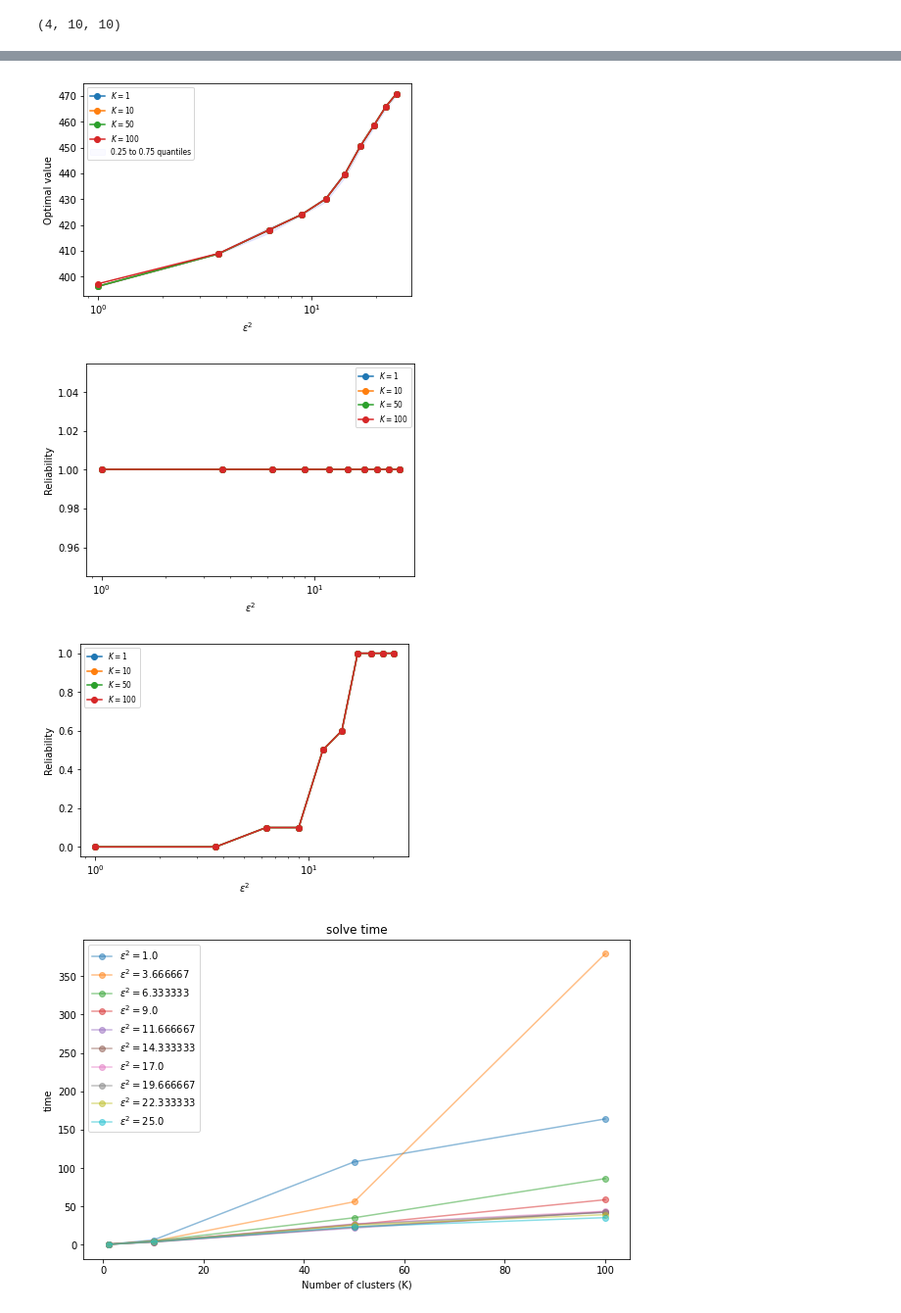
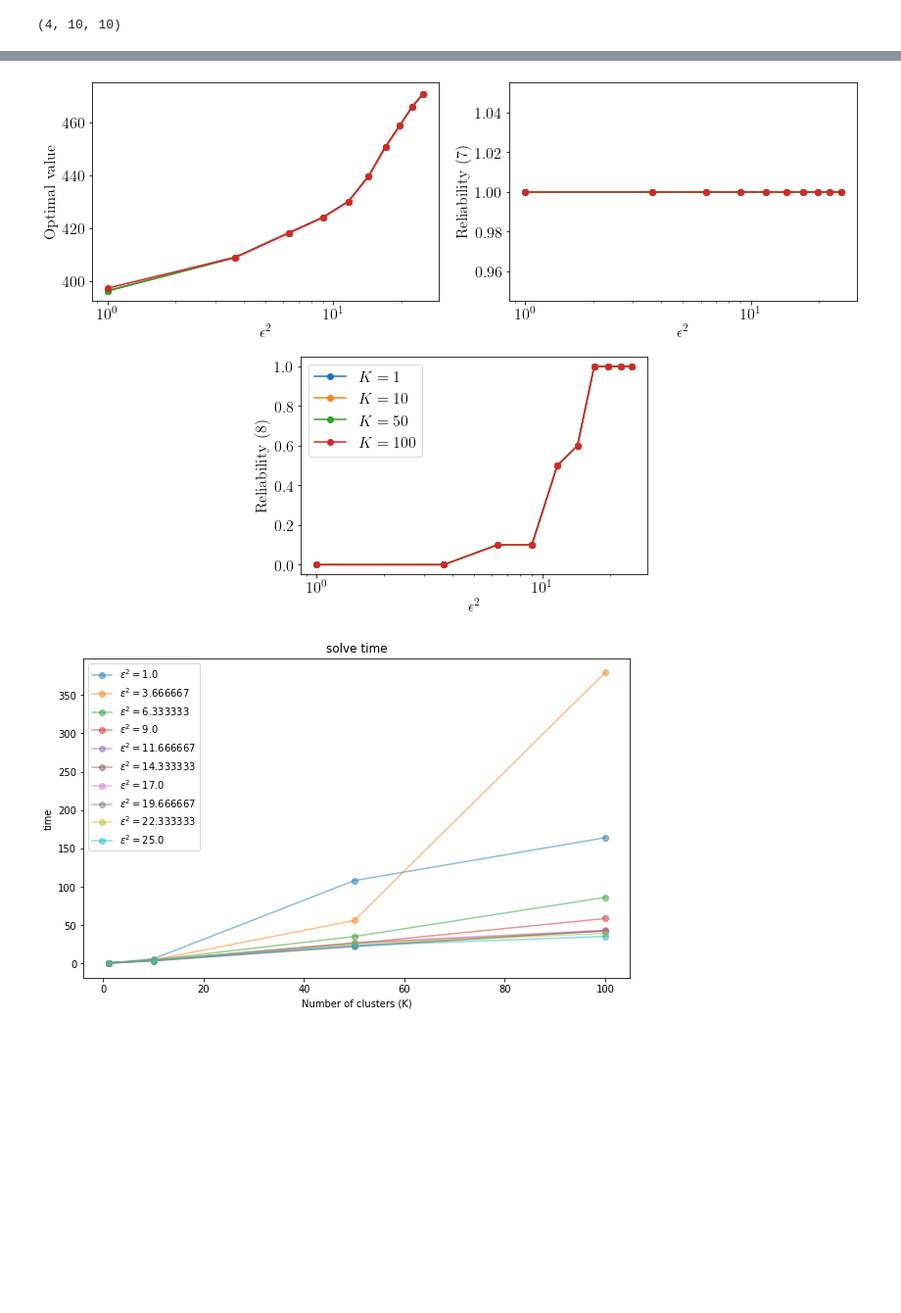
Before and after one commit to stellatogrp/mro_experiments, a Jupyter notebook: facility/m50n10_K100_r10/facility.ipynb, the cells around one changed output, grey strips where cells are left out. Shown at 98% size. Drawn from its saved outputs; the diff is of its cells as text; code cells hidden in the pictures; blank space fills up the shorter version.

```diff
--- a/facility/m50n10_K100_r10/facility.ipynb
+++ b/facility/m50n10_K100_r10/facility.ipynb
@@ -86,45 +86,56 @@ plt.show()
 # %%
-plt.figure(figsize=(6, 4))
+plt.rcParams.update({
+    "text.usetex": True,
+    "font.size": 16,
+    'xtick.labelsize': 16,
+    'ytick.labelsize': 16,
+    "font.family" : "serif"
+
+})
+import matplotlib.gridspec as gridspec
+
+#fig, (ax1, ax2,ax3) = plt.subplots(1, 2, figsize=(12, 8))
+plt.figure(figsize=(12, 8))
+gs = gridspec.GridSpec(4, 4)
+
+ax1 = plt.subplot(gs[:2, :2])
+ax2 = plt.subplot(gs[:2, 2:])
+ax3 = plt.subplot(gs[2:4, 1:3])
+
 labelprint = 1
 for K_count, K in enumerate(K_nums):
     if labelprint== 1:
-        plt.fill_between(eps_nums[:], np.quantile(Opt_vals[:,:,:],0.25,axis = 2)[K_count,:], np.quantile(Opt_vals[:,:,:],0.75,axis = 2)[K_count,:], color = "blue", alpha = 0.02, label = "0.25 to 0.75 quantiles")
+        ax1.fill_between(eps_nums[:], np.quantile(Opt_vals[:,:,:],0.25,axis = 2)[K_count,:], np.quantile(Opt_vals[:,:,:],0.75,axis = 2)[K_count,:], color = "blue", alpha = 0.02, label = "0.25 to 0.75 quantiles")
     else:
-        plt.fill_between(eps_nums[:], np.quantile(Opt_vals[:,:,:],0.25,axis = 2)[K_count,:], np.quantile(Opt_vals[:,:,:],0.75,axis = 2)[K_count,:], color = "blue", alpha = 0.02)
+        ax1.fill_between(eps_nums[:], np.quantile(Opt_vals[:,:,:],0.25,axis = 2)[K_count,:], np.quantile(Opt_vals[:,:,:],0.75,axis = 2)[K_count,:], color = "blue", alpha = 0.02)
     labelprint = 0
-    plt.plot(eps_nums[:], np.mean(Opt_vals[:,:,:],axis = 2)[K_count,:],linestyle='-', marker='o', color = colors[K_count], label = "$K = {}$".format(round(K,4)))
-plt.xlabel("$\epsilon^2$")
-plt.xscale("log")
-plt.ylabel("Optimal value")
-plt.legend(fontsize=7.5)
-plt.savefig("facilityoptimalvalue.pdf")
-plt.show()
+    ax1.plot(eps_nums[:], np.mean(Opt_vals[:,:,:],axis = 2)[K_count,:],linestyle='-', marker='o', color = colors[K_count], label = "$K = {}$".format(round(K,4)))
+ax1.set_xlabel("$\epsilon^2$")
+ax1.set_xscale("log")
+ax1.set_ylabel("Optimal value")
+#plt.legend(fontsize=7.5)
+#plt.savefig("portMIPoptimalvalue.pdf")
+#plt.show()
 
+for K_count, K in enumerate(K_nums):
+    ax2.plot(eps_nums[:], np.mean(probs[:,:,:],axis = 2)[K_count,:],linestyle='-', marker='o', color = colors[K_count], label = "$K = {}$".format(round(K,4)))
+ax2.set_xlabel("$\epsilon^2$")
+ax2.set_xscale("log")
+ax2.set_ylabel("Reliability (7)")
+#ax2.legend()
+#plt.savefig("portMIPreliability.pdf")
+#plt.show()
 
-plt.figure(figsize=(6, 4))
 for K_count, K in enumerate(K_nums):
-    plt.plot(eps_nums[:], np.mean(probs[:,:,:],axis = 2)[K_count,:],linestyle='-', marker='o', color = colors[K_count], label = "$K = {}$".format(round(K,4)))
-    plt.xlabel("$\epsilon^2$")
-plt.xscale("log")
-plt.ylabel("Reliability")
-plt.legend(fontsize = 7.5)
-plt.savefig("facilityreliability.pdf")
-plt.show()
-
-
-plt.figure(figsize=(6, 4))
-for K_count, K in enumerate(K_nums):
-    plt.plot(eps_nums[:], np.mean(probs1[:,:,:],axis = 2)[K_count,:],linestyle='-', marker='o', color = colors[K_count], label = "$K = {}$".format(round(K,4)))
-    plt.xlabel("$\epsilon^2$")
-plt.xscale("log")
-plt.ylabel("Reliability")
-plt.legend(fontsize = 7.5)
-plt.savefig("facilityreliability1.pdf")
-plt.show()
+    ax3.plot(eps_nums[:], np.mean(probs1[:,:,:],axis = 2)[K_count,:],linestyle='-', marker='o', color = colors[K_count], label = "$K = {}$".format(round(K,4)))
+ax3.set_xlabel("$\epsilon^2$")
+ax3.set_xscale("log")
+ax3.set_ylabel("Reliability (8)")
+ax3.legend()
+plt.tight_layout()
+plt.savefig("facilitytop.pdf")
 # %% [output]
-[figure, old version]
+[figure, new version]
-[figure, removed]
-[figure, removed]
 # %%
 plt.figure(figsize=(10, 6))
 for eps_count, eps in enumerate(eps_nums):
```
Also changed, not shown: parts of 3 cells of this notebook, 38 other files.
